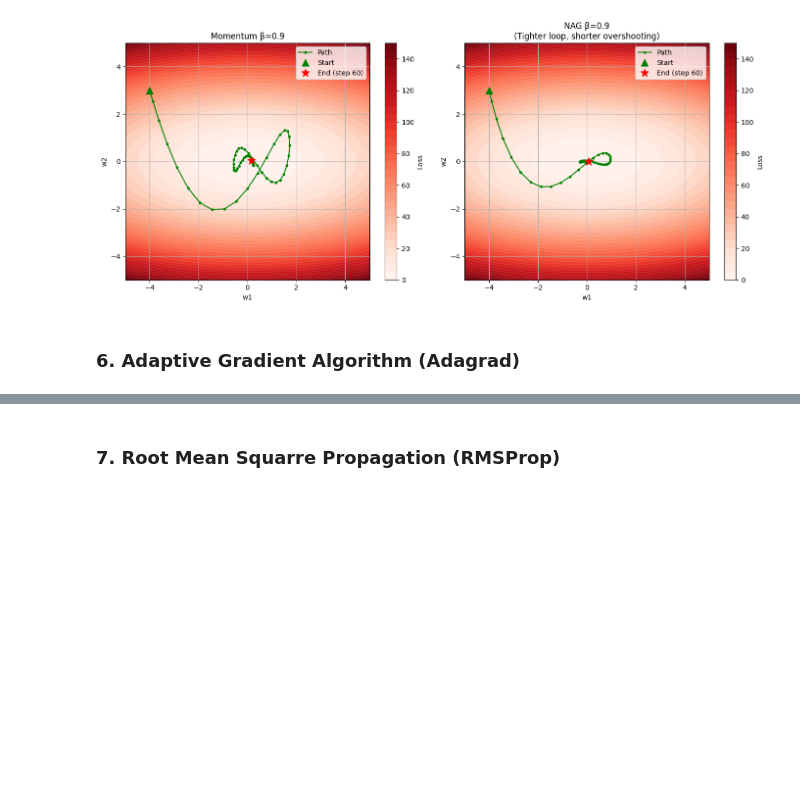
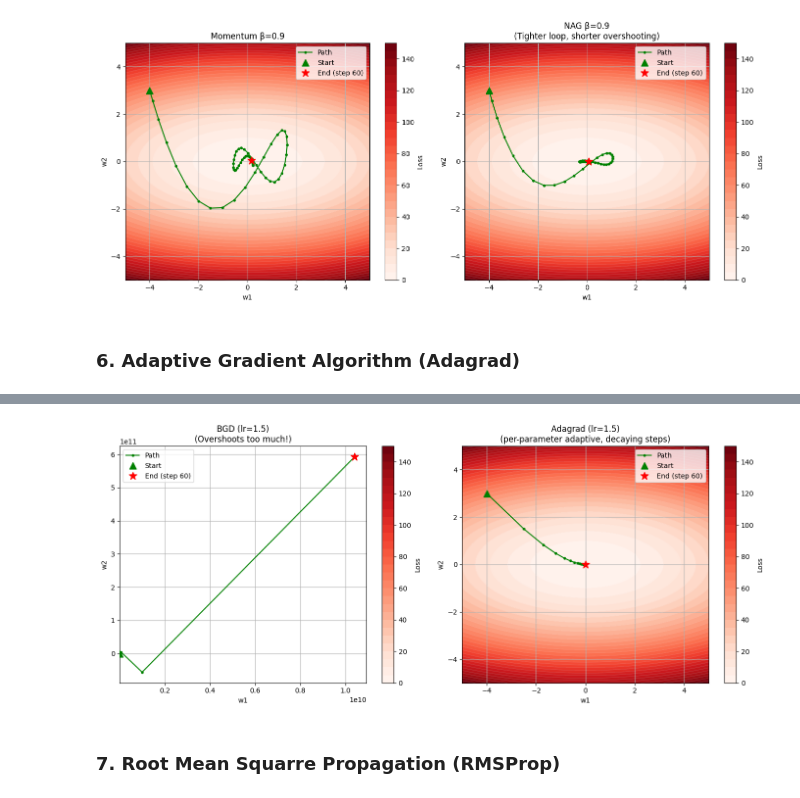
Before and after one commit to ikabrain/UCS761-Deep-Learning-Lab, a Jupyter notebook: DL_assign6.ipynb, the cells around one changed output, grey strips where cells are left out. Saved outputs shown, nothing was run; the diff lists cells and outputs as text; code cells hidden in the pictures; blank space fills up the shorter version.

```diff
--- a/DL_assign6.ipynb
+++ b/DL_assign6.ipynb
@@ -498,3 +553,16 @@ plt.show()
+# %%
+fig, axs = plt.subplots(1, 2, figsize=(14, 6))
+
+plt.sca(axs[0])
+BGD(lr=1.5).plot(max_iter=60, title="BGD (lr=1.5)\n(Overshoots too much!)", seed=SEED)
+
+plt.sca(axs[1])
+Adagrad(lr=1.5).plot(max_iter=60, title="Adagrad (lr=1.5)\n(per-parameter adaptive, decaying steps)", seed=SEED)
+
+plt.tight_layout()
+plt.show()
+# %% [output]
+[figure, added]
 # %% [markdown]
 ### 7. Root Mean Squarre Propagation (RMSProp)
 # %% [markdown]
```
Also changed, not shown: parts of 2 cells of this notebook.
